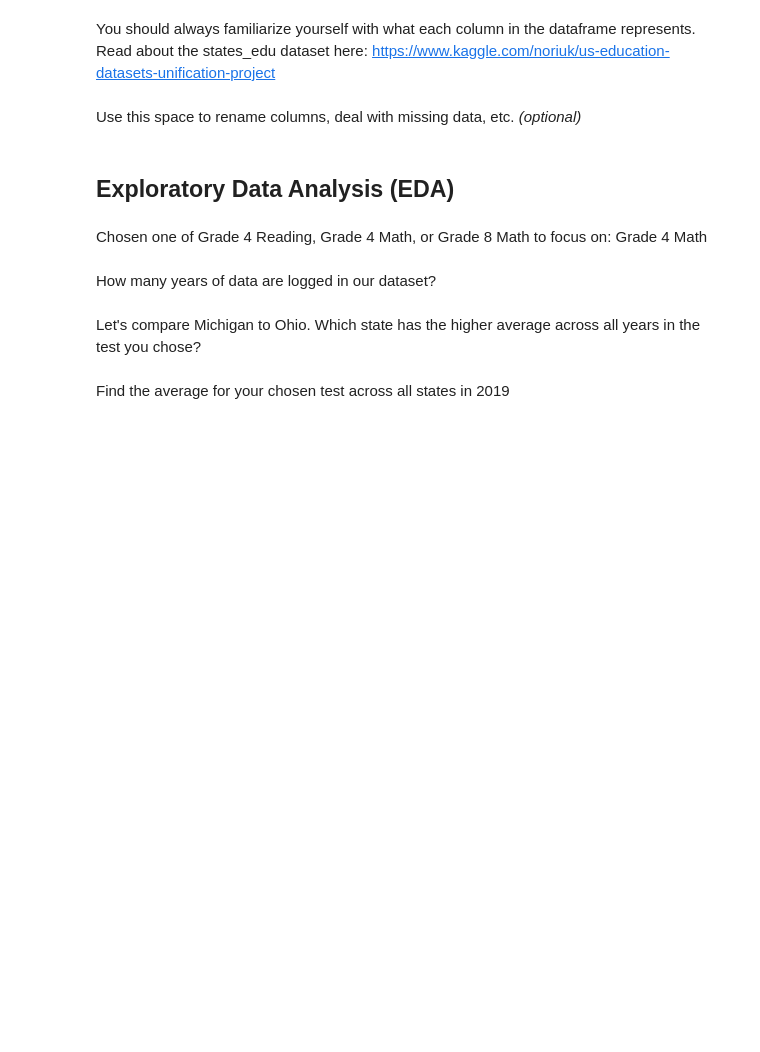
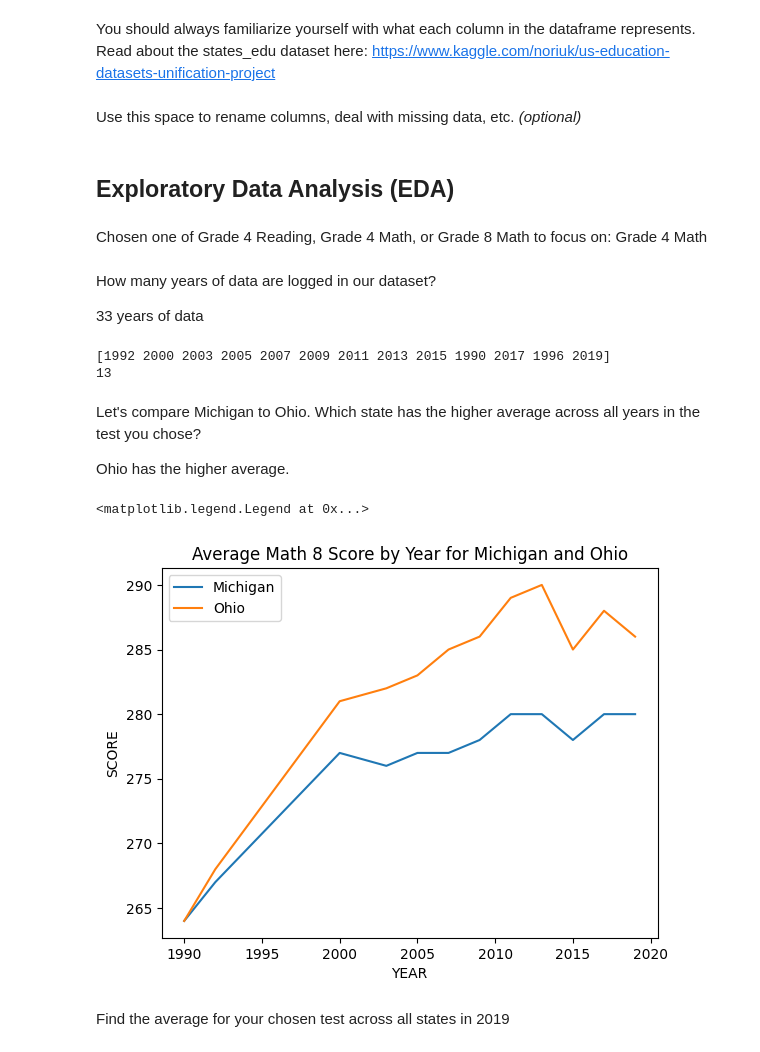
Before and after one commit to aespiritblue/MDST-Onboarding, a Jupyter notebook: tutorial1/checkpoint1.ipynb, the cells around one changed output. Saved outputs shown, nothing was run; the diff lists cells and outputs as text; code cells hidden in the pictures; blank space fills up the shorter version.

Commit message:
Finished exploratory data analysis

```diff
--- a/tutorial1/checkpoint1.ipynb
+++ b/tutorial1/checkpoint1.ipynb
@@ -52,9 +52,14 @@ df.head()
 You should always familiarize yourself with what each column in the dataframe represents. Read about the states_edu dataset here: https://www.kaggle.com/noriuk/us-education-datasets-unification-project
 # %% [markdown]
 Use this space to rename columns, deal with missing data, etc. _(optional)_
+# %%
+df.dropna()
+df.dropna(subset=['AVG_MATH_8_SCORE'], inplace=True)
 # %% [markdown]
 <h2>Exploratory Data Analysis (EDA) </h2>
 # %% [markdown]
 Chosen one of Grade 4 Reading, Grade 4 Math, or Grade 8 Math to focus on: Grade 4 Math
 # %% [markdown]
 How many years of data are logged in our dataset?
+
+33 years of data
@@ -64,2 +66,16 @@ How many years of data are logged in our dataset?
+# %%
+# @@@ 1
+# Your Code
+
+years_of_data = df["YEAR"].unique()
+print(years_of_data)
+number_of_years = df["YEAR"].nunique()
+print(number_of_years)
+#33 years of data
+# %% [output]
+[1992 2000 2003 2005 2007 2009 2011 2013 2015 1990 2017 1996 2019]
+13
 # %% [markdown]
 Let's compare Michigan to Ohio. Which state has the higher average across all years in the test you chose?
+
+Ohio has the higher average.
@@ -68,2 +82,13 @@ Let's compare Michigan to Ohio. Which state has the higher average across all ye
+# %%
+# @@@ 2
+michigan_average = df[df["STATE"] == "MICHIGAN"].groupby("YEAR")["AVG_MATH_8_SCORE"].mean().plot()
+ohio_average = df[df["STATE"] == "OHIO"].groupby("YEAR")["AVG_MATH_8_SCORE"].mean().plot()
+
+plt.ylabel('SCORE')
+plt.title('Average Math 8 Score by Year for Michigan and Ohio')
+plt.legend(['Michigan', 'Ohio'])
+# %% [output]
+<matplotlib.legend.Legend at 0x...>
+[figure, added]
 # %% [markdown]
 Find the average for your chosen test across all states in 2019
```
Also changed, not shown: parts of 8 cells of this notebook, 1 other file.
